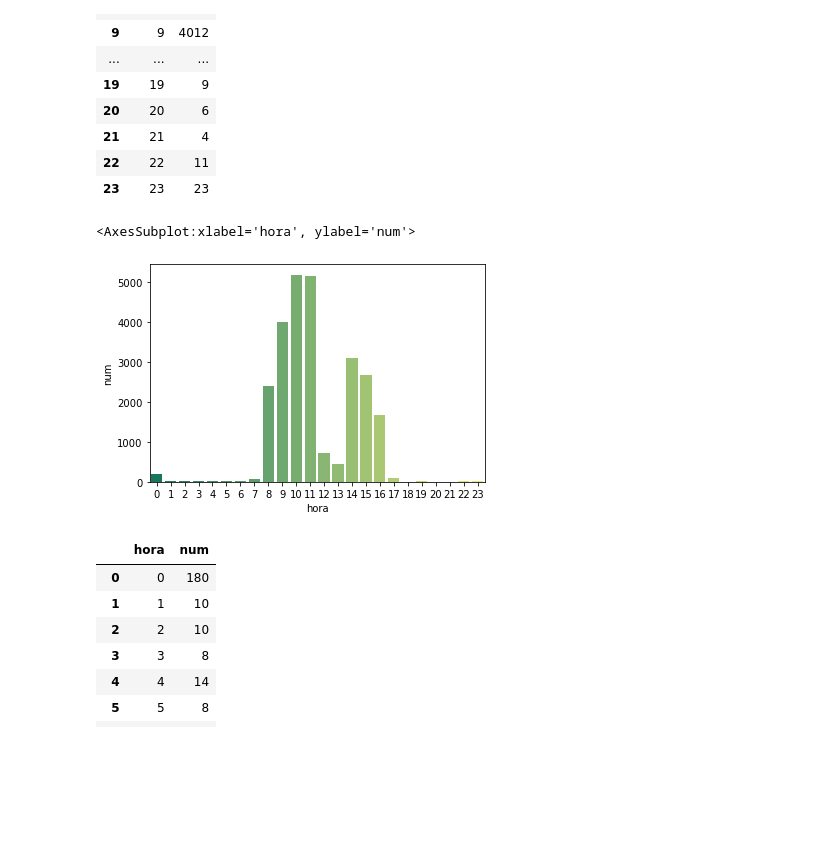
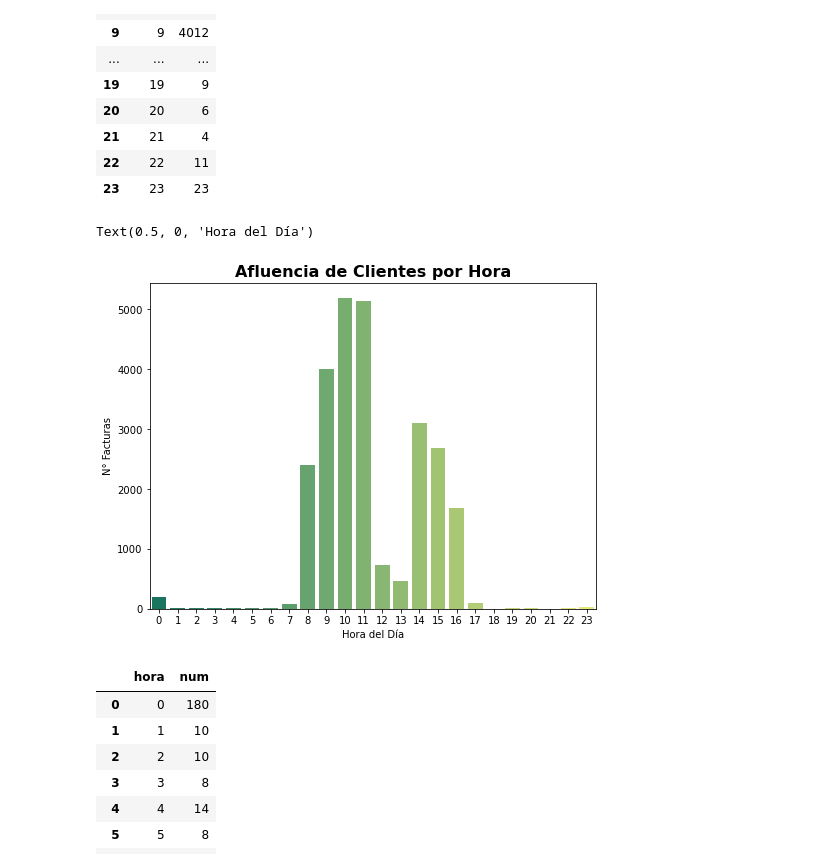
Before and after one commit to dchaconoca/proyecto-ventas, a Jupyter notebook: NB2_analisis_ventas_eda.ipynb, the cells around one changed output. Saved outputs shown, nothing was run; the diff lists cells and outputs as text; code cells hidden in the pictures; blank space fills up the shorter version.

```diff
--- a/NB2_analisis_ventas_eda.ipynb
+++ b/NB2_analisis_ventas_eda.ipynb
@@ -1268,10 +1302,16 @@ df_cl_hora
 | 22 | 22 | 11 |
 | 23 | 23 | 23 |
 # %%
+fig, ax = plt.subplots(figsize=(8, 6))
+
 sns.barplot(data=df_cl_hora, x='hora', y='num', palette='summer')
+
+ax.set_title('Afluencia de Clientes por Hora', fontsize=16, weight='bold')
+ax.set_ylabel('N° Facturas')
+ax.set_xlabel('Hora del Día')
 # %% [output]
-<AxesSubplot:xlabel='hora', ylabel='num'>
+Text(0.5, 0, 'Hora del Día')
-[figure, old version]
+[figure, new version]
 # %%
 # Horas de más afluencia entre semana
 
```
Also changed, not shown: parts of 62 cells of this notebook, 4 other files.
